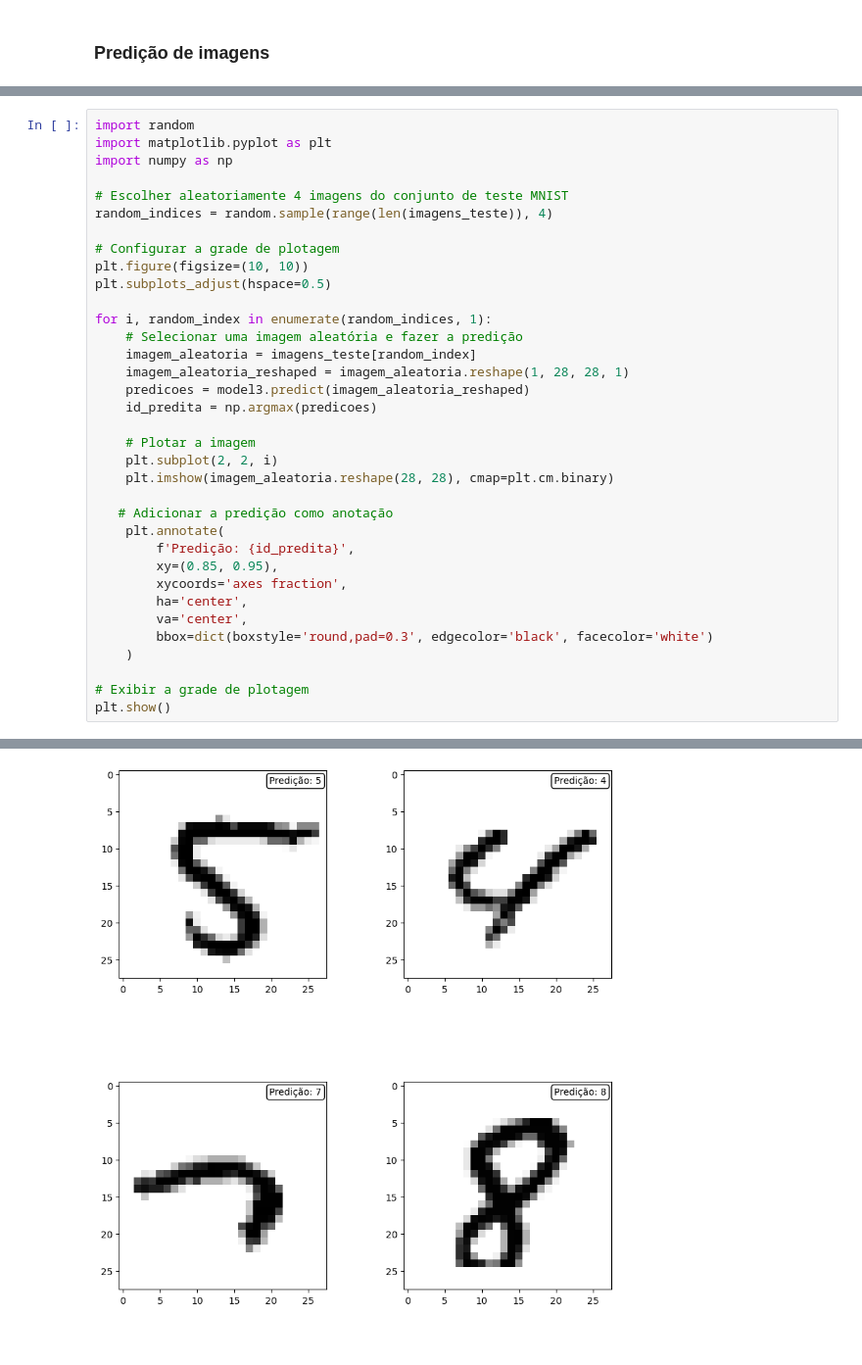
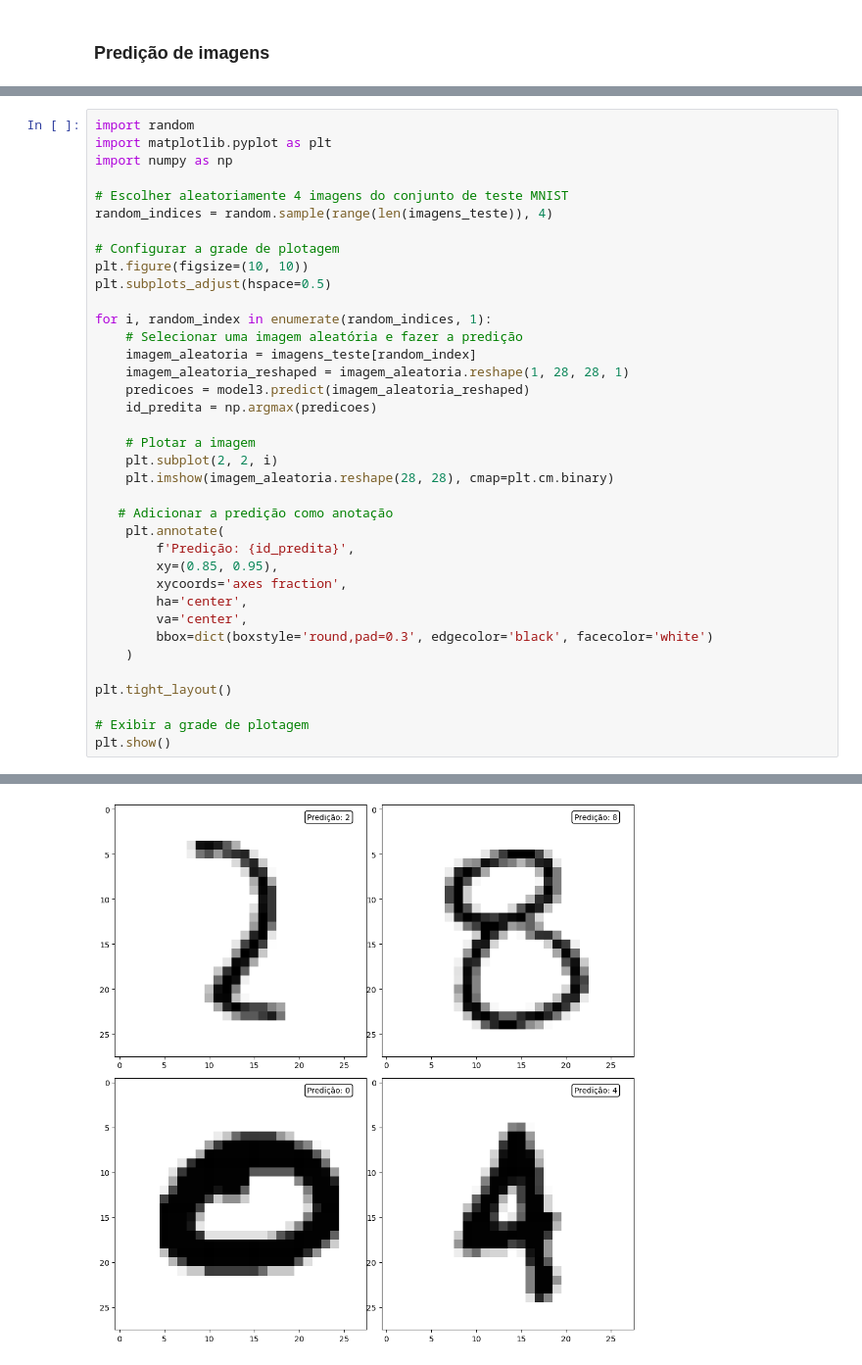
Before and after one commit to luizfsborges/ponderadas_m8, a Jupyter notebook: ponderada_7/classificacao_mnist.ipynb, the cells around one changed output, grey strips where cells are left out. Shown at 98% size. Cells and saved outputs as stored; diff of their text form.

```diff
--- a/ponderada_7/classificacao_mnist.ipynb
+++ b/ponderada_7/classificacao_mnist.ipynb
@@ -107,6 +147,8 @@ for i, random_index in enumerate(random_indices, 1):
         bbox=dict(boxstyle='round,pad=0.3', edgecolor='black', facecolor='white')
     )
 
+plt.tight_layout()
+
 # Exibir a grade de plotagem
 plt.show()
 # %% [output]
@@ -117 +159 @@ plt.show()
-[figure, old version]
+[figure, new version]
```
Also changed, not shown: parts of 12 cells of this notebook, 2 other files.
